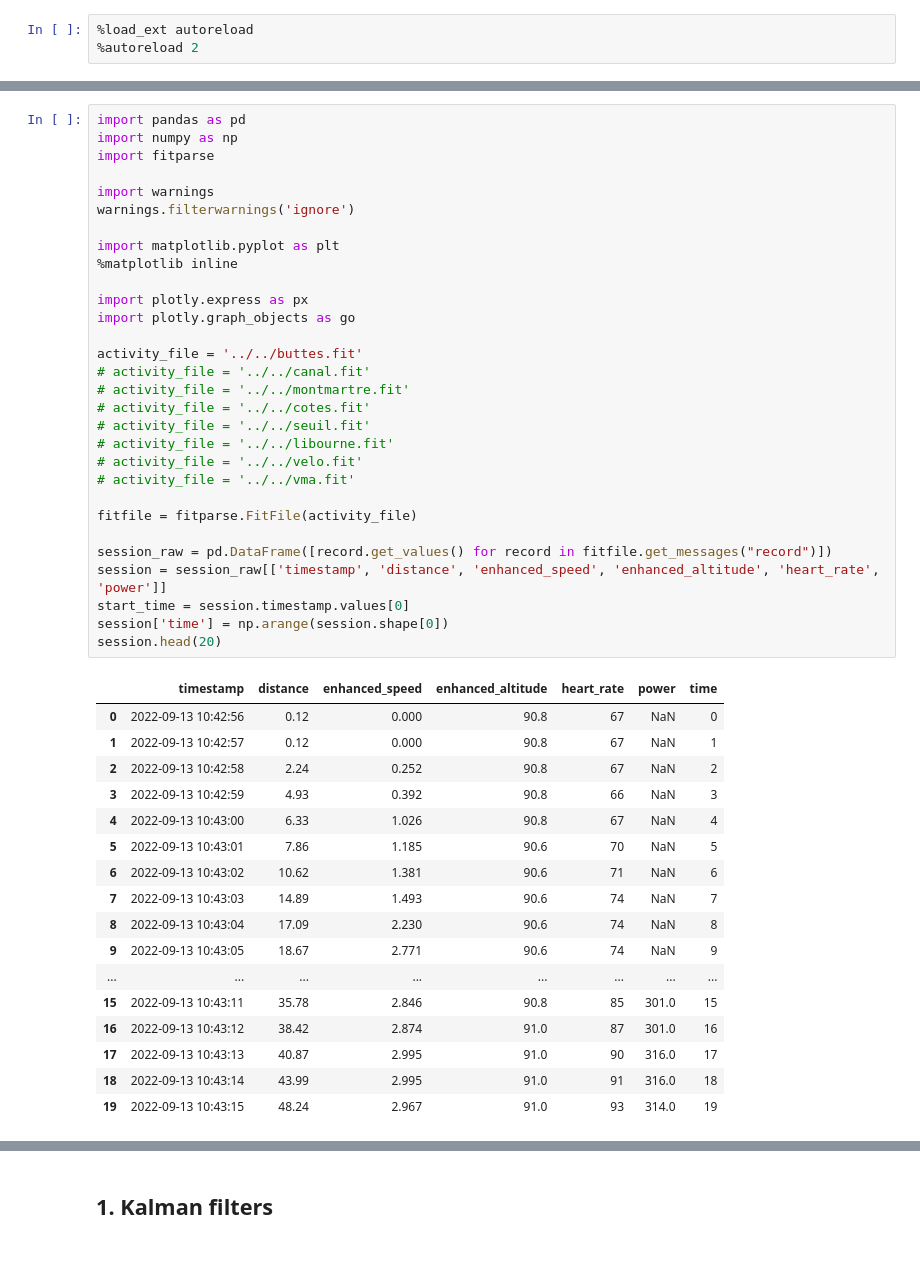
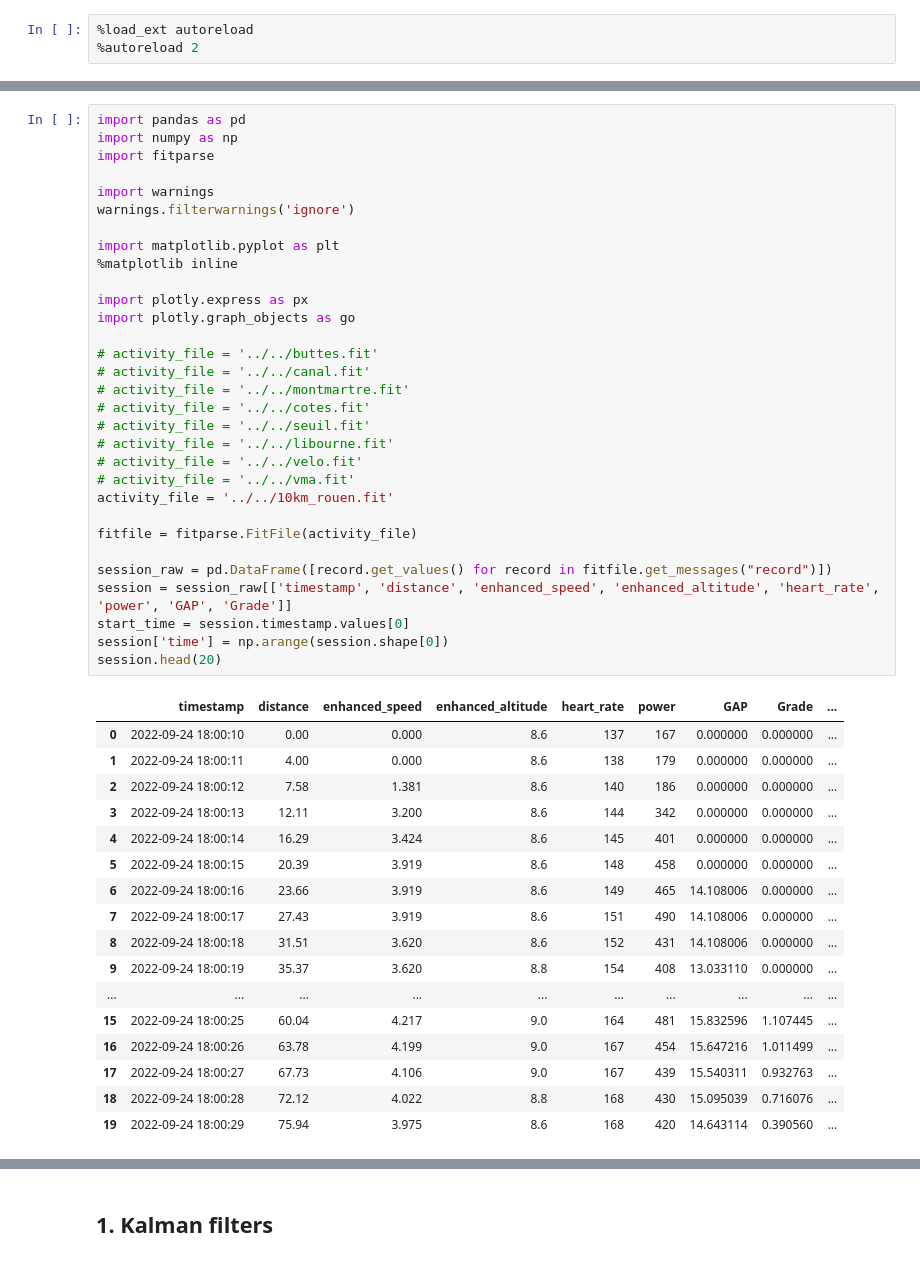
Before and after one commit to HugoooPerrin/intensity-factor, a Jupyter notebook: research/explore.ipynb, the cells around one changed output, grey strips where cells are left out. Drawn from its saved outputs; the diff is of its cells as text.

```diff
--- a/research/explore.ipynb
+++ b/research/explore.ipynb
@@ -21,48 +21,49 @@ print(m.rows)
 # %%
 import pandas as pd
 import numpy as np
 import fitparse
 
 import warnings
 warnings.filterwarnings('ignore')
 
 import matplotlib.pyplot as plt
 %matplotlib inline
 
 import plotly.express as px
 import plotly.graph_objects as go
 
-activity_file = '../../buttes.fit'
+# activity_file = '../../buttes.fit'
 # activity_file = '../../canal.fit'
 # activity_file = '../../montmartre.fit'
 # activity_file = '../../cotes.fit'
 # activity_file = '../../seuil.fit'
 # activity_file = '../../libourne.fit'
 # activity_file = '../../velo.fit'
 # activity_file = '../../vma.fit'
+activity_file = '../../10km_rouen.fit'
 
 fitfile = fitparse.FitFile(activity_file)
 
 session_raw = pd.DataFrame([record.get_values() for record in fitfile.get_messages("record")])
-session = session_raw[['timestamp', 'distance', 'enhanced_speed', 'enhanced_altitude', 'heart_rate', 'power']]
+session = session_raw[['timestamp', 'distance', 'enhanced_speed', 'enhanced_altitude', 'heart_rate', 'power', 'GAP', 'Grade']]
 start_time = session.timestamp.values[0]
 session['time'] = np.arange(session.shape[0])
 session.head(20)
 # %% [output]
-|  | timestamp | distance | enhanced_speed | enhanced_altitude | heart_rate | power | time |
-| 0 | 2022-09-13 10:42:56 | 0.12 | 0.000 | 90.8 | 67 | NaN | 0 |
-| 1 | 2022-09-13 10:42:57 | 0.12 | 0.000 | 90.8 | 67 | NaN | 1 |
-| 2 | 2022-09-13 10:42:58 | 2.24 | 0.252 | 90.8 | 67 | NaN | 2 |
-| 3 | 2022-09-13 10:42:59 | 4.93 | 0.392 | 90.8 | 66 | NaN | 3 |
-| 4 | 2022-09-13 10:43:00 | 6.33 | 1.026 | 90.8 | 67 | NaN | 4 |
-| 5 | 2022-09-13 10:43:01 | 7.86 | 1.185 | 90.6 | 70 | NaN | 5 |
-| 6 | 2022-09-13 10:43:02 | 10.62 | 1.381 | 90.6 | 71 | NaN | 6 |
-| 7 | 2022-09-13 10:43:03 | 14.89 | 1.493 | 90.6 | 74 | NaN | 7 |
-| 8 | 2022-09-13 10:43:04 | 17.09 | 2.230 | 90.6 | 74 | NaN | 8 |
-| 9 | 2022-09-13 10:43:05 | 18.67 | 2.771 | 90.6 | 74 | NaN | 9 |
-| ... | ... | ... | ... | ... | ... | ... | ... |
-| 15 | 2022-09-13 10:43:11 | 35.78 | 2.846 | 90.8 | 85 | 301.0 | 15 |
-| 16 | 2022-09-13 10:43:12 | 38.42 | 2.874 | 91.0 | 87 | 301.0 | 16 |
-| 17 | 2022-09-13 10:43:13 | 40.87 | 2.995 | 91.0 | 90 | 316.0 | 17 |
-| 18 | 2022-09-13 10:43:14 | 43.99 | 2.995 | 91.0 | 91 | 316.0 | 18 |
-| 19 | 2022-09-13 10:43:15 | 48.24 | 2.967 | 91.0 | 93 | 314.0 | 19 |
+|  | timestamp | distance | enhanced_speed | enhanced_altitude | heart_rate | power | GAP | Grade | ... |
+| 0 | 2022-09-24 18:00:10 | 0.00 | 0.000 | 8.6 | 137 | 167 | 0.000000 | 0.000000 | ... |
+| 1 | 2022-09-24 18:00:11 | 4.00 | 0.000 | 8.6 | 138 | 179 | 0.000000 | 0.000000 | ... |
+| 2 | 2022-09-24 18:00:12 | 7.58 | 1.381 | 8.6 | 140 | 186 | 0.000000 | 0.000000 | ... |
+| 3 | 2022-09-24 18:00:13 | 12.11 | 3.200 | 8.6 | 144 | 342 | 0.000000 | 0.000000 | ... |
+| 4 | 2022-09-24 18:00:14 | 16.29 | 3.424 | 8.6 | 145 | 401 | 0.000000 | 0.000000 | ... |
+| 5 | 2022-09-24 18:00:15 | 20.39 | 3.919 | 8.6 | 148 | 458 | 0.000000 | 0.000000 | ... |
+| 6 | 2022-09-24 18:00:16 | 23.66 | 3.919 | 8.6 | 149 | 465 | 14.108006 | 0.000000 | ... |
+| 7 | 2022-09-24 18:00:17 | 27.43 | 3.919 | 8.6 | 151 | 490 | 14.108006 | 0.000000 | ... |
+| 8 | 2022-09-24 18:00:18 | 31.51 | 3.620 | 8.6 | 152 | 431 | 14.108006 | 0.000000 | ... |
+| 9 | 2022-09-24 18:00:19 | 35.37 | 3.620 | 8.8 | 154 | 408 | 13.033110 | 0.000000 | ... |
+| ... | ... | ... | ... | ... | ... | ... | ... | ... | ... |
+| 15 | 2022-09-24 18:00:25 | 60.04 | 4.217 | 9.0 | 164 | 481 | 15.832596 | 1.107445 | ... |
+| 16 | 2022-09-24 18:00:26 | 63.78 | 4.199 | 9.0 | 167 | 454 | 15.647216 | 1.011499 | ... |
+| 17 | 2022-09-24 18:00:27 | 67.73 | 4.106 | 9.0 | 167 | 439 | 15.540311 | 0.932763 | ... |
+| 18 | 2022-09-24 18:00:28 | 72.12 | 4.022 | 8.8 | 168 | 430 | 15.095039 | 0.716076 | ... |
+| 19 | 2022-09-24 18:00:29 | 75.94 | 3.975 | 8.6 | 168 | 420 | 14.643114 | 0.390560 | ... |
```
Also changed, not shown: parts of 3 cells of this notebook, 7 other files.
